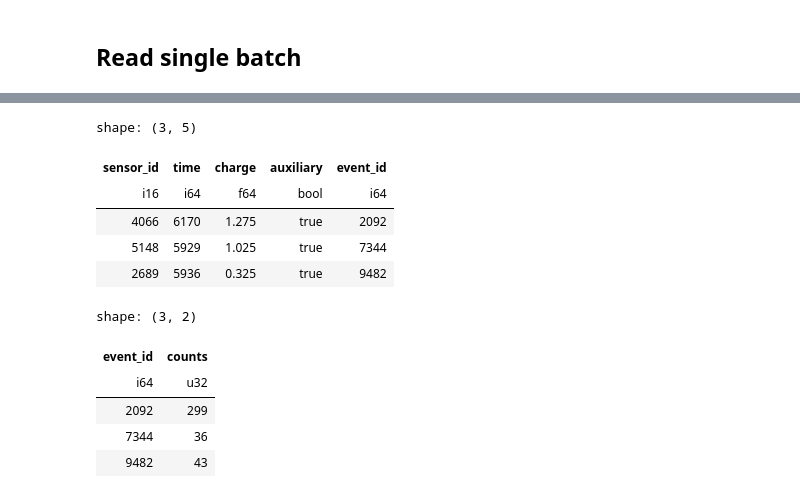
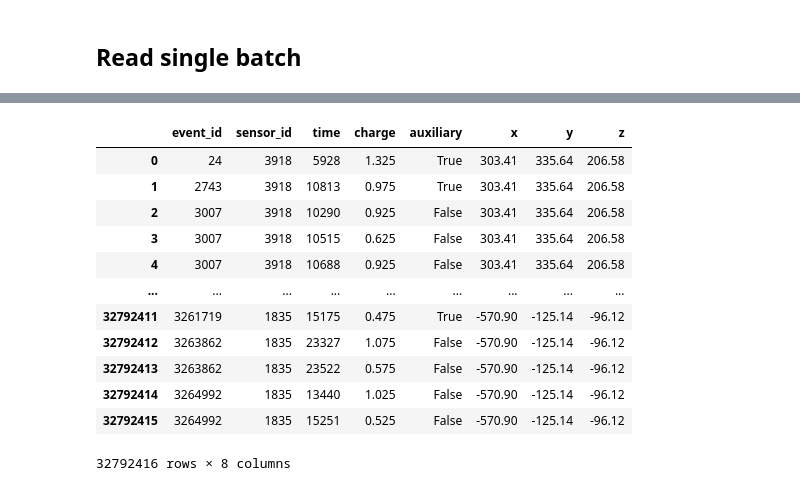
Before and after one commit to IMOKURI/kaggle-ice-cube, a Jupyter notebook: notebook/EDA.ipynb, the cells around one changed output, grey strips where cells are left out. Cells and saved outputs as stored; diff of their text form; code cells hidden in the pictures.

```diff
--- a/notebook/EDA.ipynb
+++ b/notebook/EDA.ipynb
@@ -192,18 +167,0 @@ shape: (378, 5)
-# %%
-batch_1.unique(subset=["event_id"])
-# %% [output]
-shape: (3, 5)
-| sensor_id | time | charge | auxiliary | event_id |
-| i16 | i64 | f64 | bool | i64 |
-| 4066 | 6170 | 1.275 | true | 2092 |
-| 5148 | 5929 | 1.025 | true | 7344 |
-| 2689 | 5936 | 0.325 | true | 9482 |
-# %%
-batch_1["event_id"].value_counts()
-# %% [output]
-shape: (3, 2)
-| event_id | counts |
-| i64 | u32 |
-| 2092 | 299 |
-| 7344 | 36 |
-| 9482 | 43 |
@@ -209,0 +170,16 @@ shape: (3, 2)
+# %%
+batch
+# %% [output]
+|  | event_id | sensor_id | time | charge | auxiliary | x | y | z |
+| 0 | 24 | 3918 | 5928 | 1.325 | True | 303.41 | 335.64 | 206.58 |
+| 1 | 2743 | 3918 | 10813 | 0.975 | True | 303.41 | 335.64 | 206.58 |
+| 2 | 3007 | 3918 | 10290 | 0.925 | False | 303.41 | 335.64 | 206.58 |
+| 3 | 3007 | 3918 | 10515 | 0.625 | False | 303.41 | 335.64 | 206.58 |
+| 4 | 3007 | 3918 | 10688 | 0.925 | False | 303.41 | 335.64 | 206.58 |
+| ... | ... | ... | ... | ... | ... | ... | ... | ... |
+| 32792411 | 3261719 | 1835 | 15175 | 0.475 | True | -570.90 | -125.14 | -96.12 |
+| 32792412 | 3263862 | 1835 | 23327 | 1.075 | False | -570.90 | -125.14 | -96.12 |
+| 32792413 | 3263862 | 1835 | 23522 | 0.575 | False | -570.90 | -125.14 | -96.12 |
+| 32792414 | 3264992 | 1835 | 13440 | 1.025 | False | -570.90 | -125.14 | -96.12 |
+| 32792415 | 3264992 | 1835 | 15251 | 0.525 | False | -570.90 | -125.14 | -96.12 |
+32792416 rows × 8 columns
```
Also changed, not shown: parts of 16 cells of this notebook, 2 other files.
